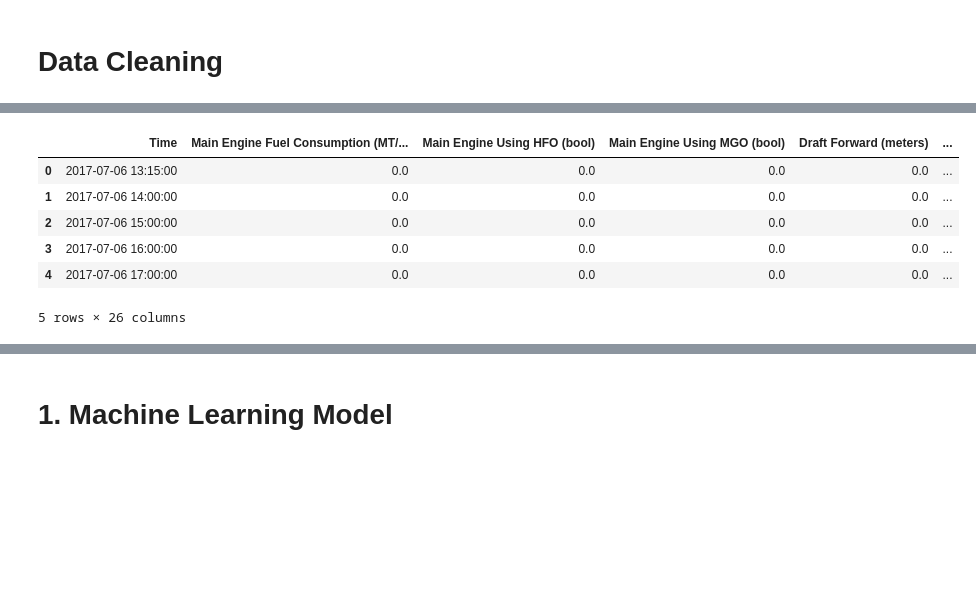
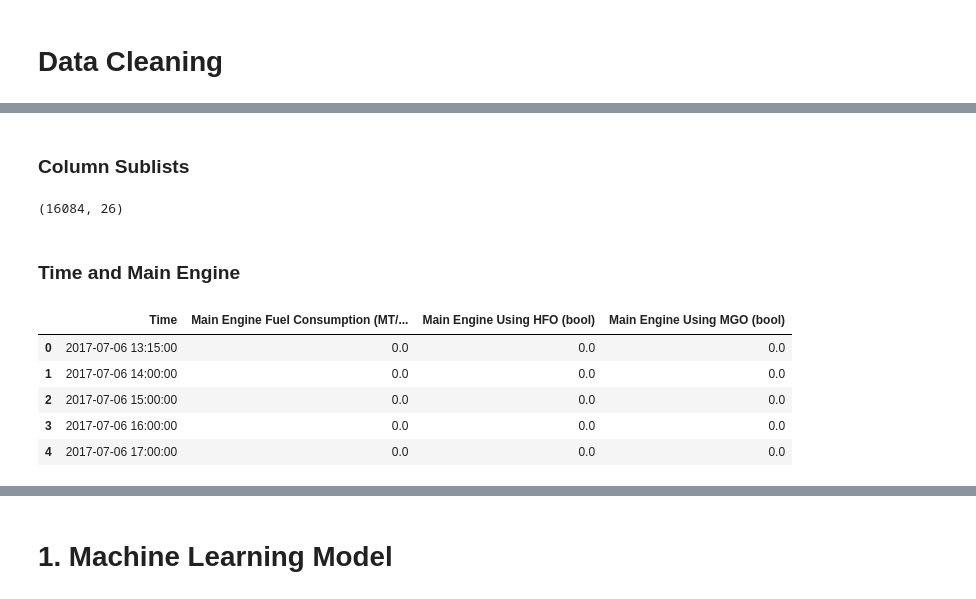
Before and after one commit to acdick/dynamic_speed_optimization, a Jupyter notebook: src/Ship_Performance.ipynb, the cells around one changed output, grey strips where cells are left out. Saved outputs shown, nothing was run; the diff lists cells and outputs as text; code cells hidden in the pictures; blank space fills up the shorter version.

```diff
--- a/src/Ship_Performance.ipynb
+++ b/src/Ship_Performance.ipynb
@@ -100,2 +5,10 @@ dtype: int64
 # %% [markdown]
 # Data Cleaning
+# %%
+# Import dataset
+df_raw  = pd.read_csv("../dat/ship_data.csv")
+records = df_raw.shape[0]
+
+# Get columns and data types
+print(df_raw.shape)
+df_raw.info()
@@ -101,0 +59,4 @@ dtype: int64
+# %%
+# Drop rows missing target ~ 1% of records
+df_mod = df_raw.copy().dropna()
+msno.matrix(df_mod)
@@ -102,11 +66,29 @@ dtype: int64
+# %% [markdown]
+### Column Sublists
+# %%
+# Create helper sublists of column names
+cols_main  = df_mod.columns[0:4]
+cols_draft = df_mod.columns[4:8]
+cols_shaft = df_mod.columns[8:11]
+cols_speed = df_mod.columns[11:15]
+cols_wind  = df_mod.columns[15:19]
+cols_sea   = df_mod.columns[19:23]
+cols_wave  = df_mod.columns[23:26]
+df_mod.shape
+# %% [output]
+(16084, 26)
+# %% [markdown]
+### Time and Main Engine
 # %%
-ship_data['Time'] = pd.to_datetime(ship_data['Time'], unit = 's')
-ship_data.head()
+# Convert Unix time to datetime format
+df_mod['Time'] = pd.to_datetime(df_mod['Time'], unit = 's')
+
+# Show head
+df_mod[cols_main].head()
 # %% [output]
-|  | Time | Main Engine Fuel Consumption (MT/... | Main Engine Using HFO (bool) | Main Engine Using MGO (bool) | Draft Forward (meters) | ... |
-| 0 | 2017-07-06 13:15:00 | 0.0 | 0.0 | 0.0 | 0.0 | ... |
-| 1 | 2017-07-06 14:00:00 | 0.0 | 0.0 | 0.0 | 0.0 | ... |
-| 2 | 2017-07-06 15:00:00 | 0.0 | 0.0 | 0.0 | 0.0 | ... |
-| 3 | 2017-07-06 16:00:00 | 0.0 | 0.0 | 0.0 | 0.0 | ... |
-| 4 | 2017-07-06 17:00:00 | 0.0 | 0.0 | 0.0 | 0.0 | ... |
+|  | Time | Main Engine Fuel Consumption (MT/... | Main Engine Using HFO (bool) | Main Engine Using MGO (bool) |
+| 0 | 2017-07-06 13:15:00 | 0.0 | 0.0 | 0.0 |
+| 1 | 2017-07-06 14:00:00 | 0.0 | 0.0 | 0.0 |
+| 2 | 2017-07-06 15:00:00 | 0.0 | 0.0 | 0.0 |
+| 3 | 2017-07-06 16:00:00 | 0.0 | 0.0 | 0.0 |
+| 4 | 2017-07-06 17:00:00 | 0.0 | 0.0 | 0.0 |
-5 rows × 26 columns
```
Also changed, not shown: parts of 44 cells of this notebook.
